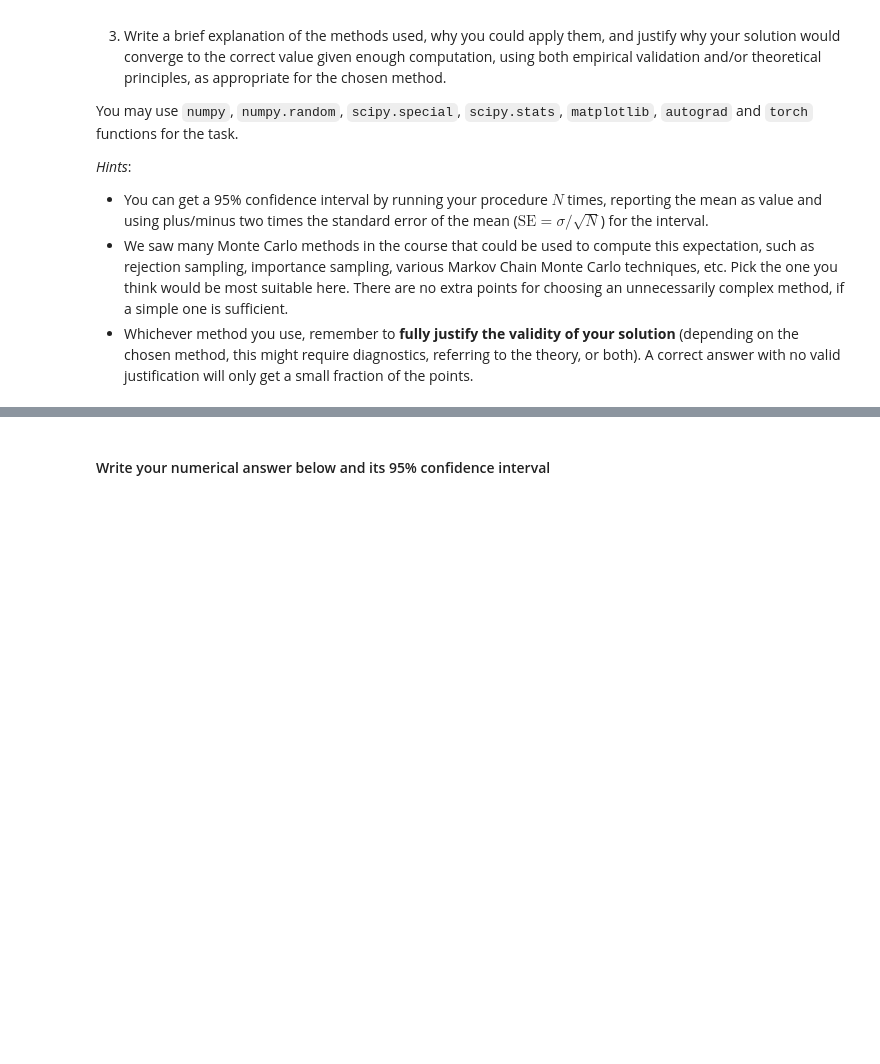
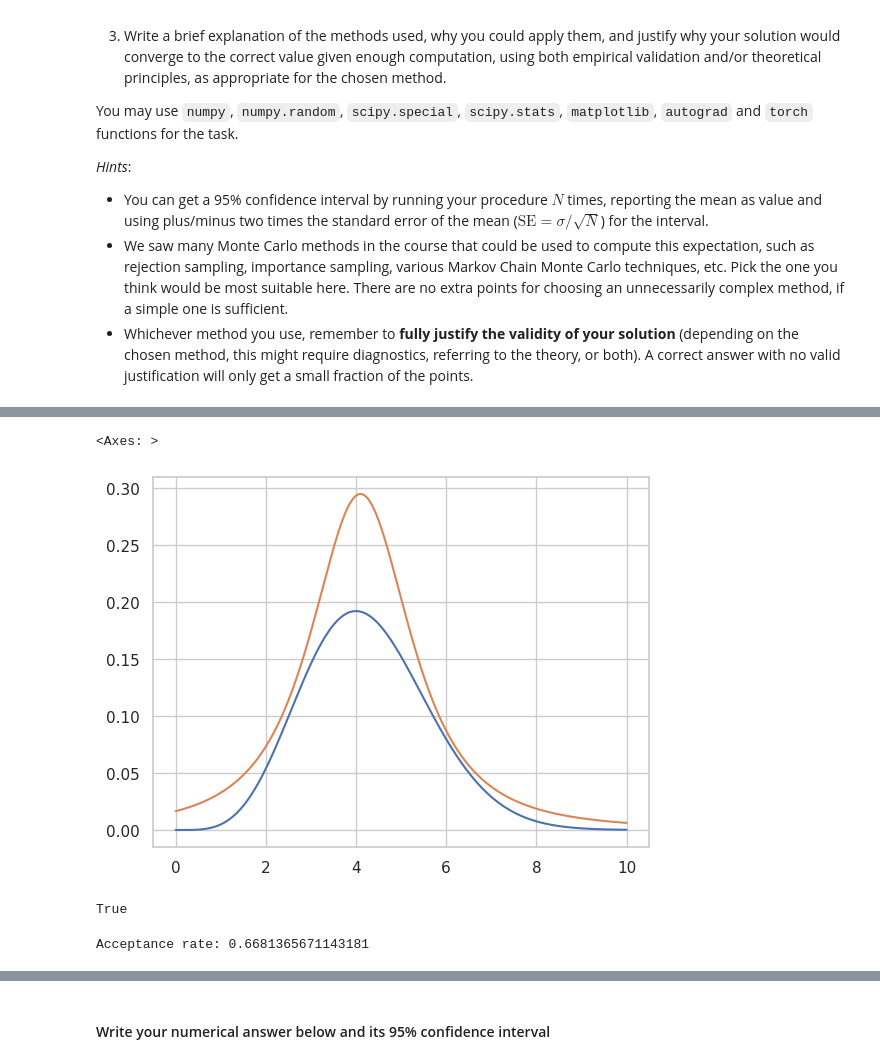
Before and after one commit to yherin/hy-computational-statistics-2023, a Jupyter notebook: CompStats_home_exam_2023-10.ipynb, the cells around one changed output, grey strips where cells are left out. Drawn from its saved outputs; the diff is of its cells as text; code cells hidden in the pictures; blank space fills up the shorter version.

```diff
--- a/CompStats_home_exam_2023-10.ipynb
+++ b/CompStats_home_exam_2023-10.ipynb
@@ -277,0 +364,49 @@ You may use `numpy`, `numpy.random`, `scipy.special`, `scipy.stats`, `matplotlib
+# %%
+fig, ax = plt.subplots()
+sns.lineplot(
+    x=x,
+    y=f_pdf(x) / M,
+    ax=ax
+)
+sns.lineplot(
+    x=x,
+    y=g_dist.pdf(x),
+    ax=ax
+)
+# %% [output]
+<Axes: >
+[figure, added]
+# %%
+# Show that f_pdf(x) / M < g_pdf(x) for all x
+x_all = np.linspace(0, 50, 50000)
+print(np.all(
+    f_pdf(x_all) / M < g_dist.pdf(x_all)
+))
+# %% [output]
+True
+# %%
+# implement rejection sampling with the target and proposal
+
+eps = np.finfo(float).eps
+
+rng = np.random.default_rng(42)
+
+
+def rejection_sampling(f_pdf: Callable, g_dist: ss.rv_continuous, M: float,  n: int, rng: np.random.Generator) -> np.ndarray:
+    samples = []
+    acceptances = 0
+    rejections = 0
+    while len(samples) < n:
+        x_prop = g_dist.rvs(size=1, random_state=rng)
+        u = rng.uniform(0, 1)
+        if (u * M * g_dist.pdf(x_prop)) < f_pdf(x_prop):
+            samples.append(x_prop)
+            acceptances += 1
+        else:
+            rejections += 1
+    print(f"Acceptance rate: {acceptances / (acceptances + rejections)}")
+    return np.array(samples)
+
+samples = rejection_sampling(f_pdf, g_dist, M, 20000, rng)
+# %% [output]
+Acceptance rate: 0.6681365671143181
```
Also changed, not shown: parts of 46 cells of this notebook, 5 other files.
